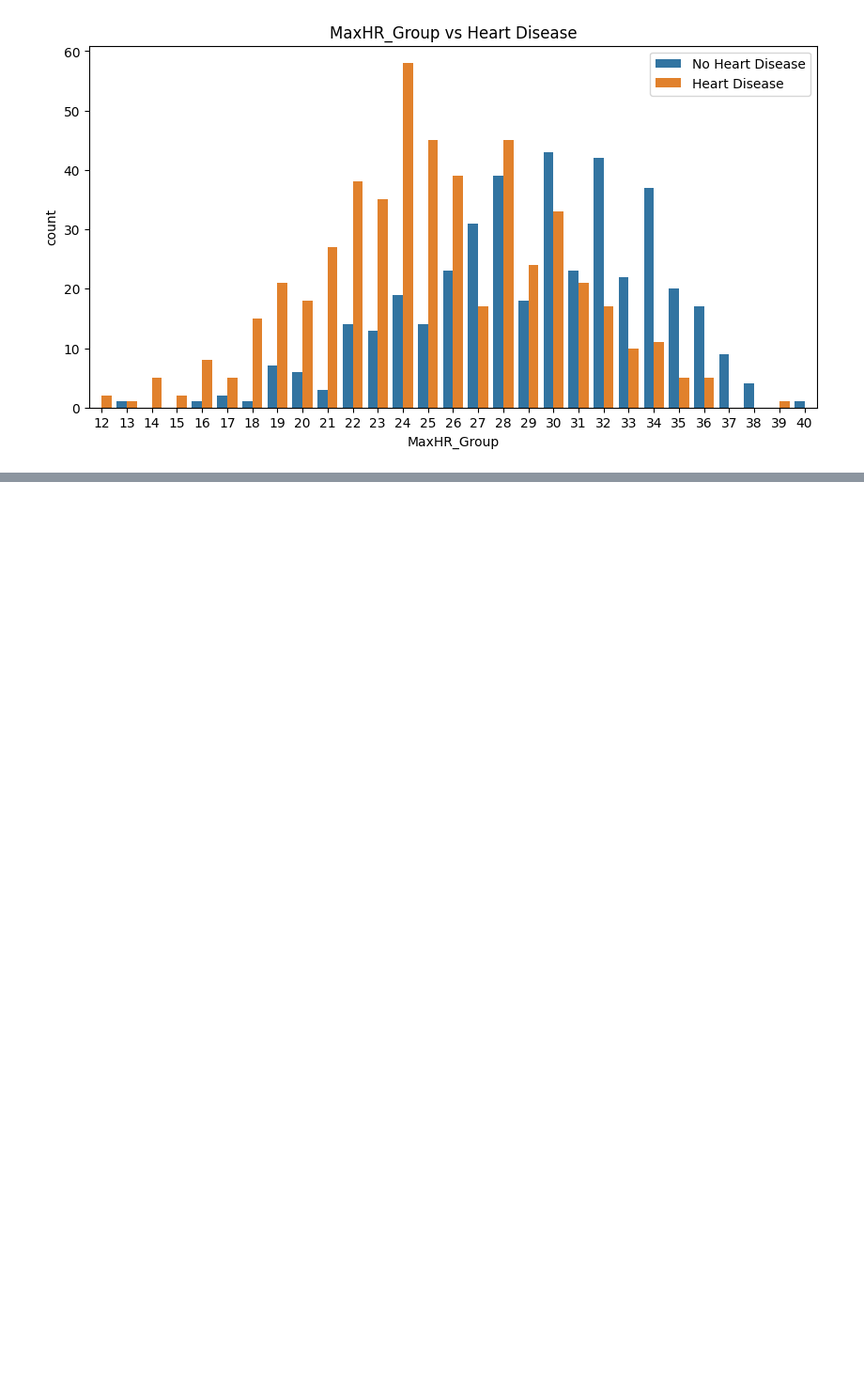
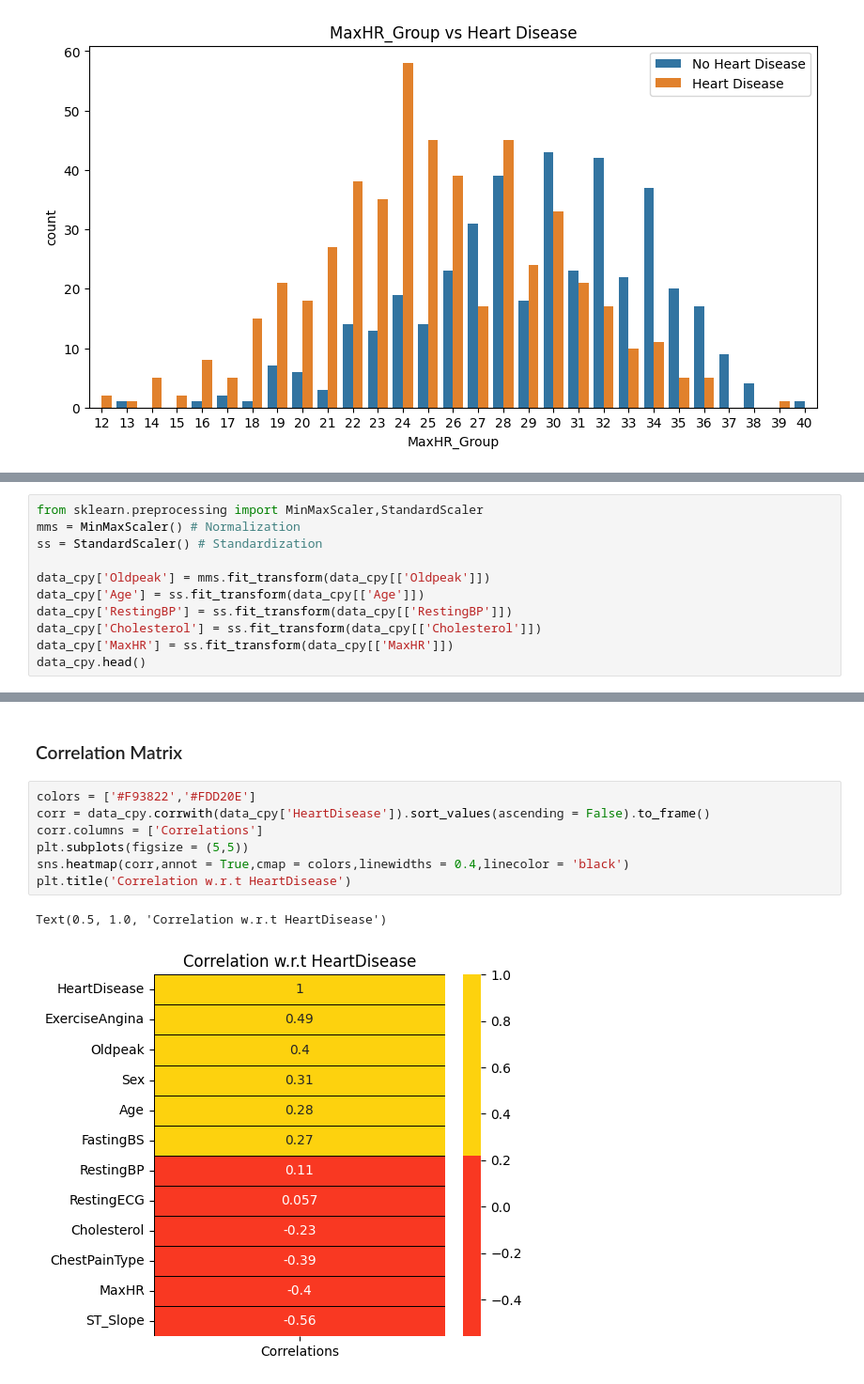
Before and after one commit to mahesh15698/Heart_Failure_Prediction, a Jupyter notebook: EDA.ipynb, the cells around one changed output, grey strips where cells are left out. Shown at 94% size. Cells and saved outputs as stored; diff of their text form; blank space fills up the shorter version.

```diff
--- a/EDA.ipynb
+++ b/EDA.ipynb
@@ -197,0 +240,11 @@ b_plot(hdata,hdata['Oldpeak_Group'],'Oldpeak_Group vs Heart Disease',(10,5))
+# %%
+from sklearn.preprocessing import MinMaxScaler,StandardScaler
+mms = MinMaxScaler() # Normalization
+ss = StandardScaler() # Standardization
+
+data_cpy['Oldpeak'] = mms.fit_transform(data_cpy[['Oldpeak']])
+data_cpy['Age'] = ss.fit_transform(data_cpy[['Age']])
+data_cpy['RestingBP'] = ss.fit_transform(data_cpy[['RestingBP']])
+data_cpy['Cholesterol'] = ss.fit_transform(data_cpy[['Cholesterol']])
+data_cpy['MaxHR'] = ss.fit_transform(data_cpy[['MaxHR']])
+data_cpy.head()
@@ -197,0 +258,12 @@ b_plot(hdata,hdata['Oldpeak_Group'],'Oldpeak_Group vs Heart Disease',(10,5))
+# %% [markdown]
+### Correlation Matrix
+# %%
+colors = ['#F93822','#FDD20E']
+corr = data_cpy.corrwith(data_cpy['HeartDisease']).sort_values(ascending = False).to_frame()
+corr.columns = ['Correlations']
+plt.subplots(figsize = (5,5))
+sns.heatmap(corr,annot = True,cmap = colors,linewidths = 0.4,linecolor = 'black')
+plt.title('Correlation w.r.t HeartDisease')
+# %% [output]
+Text(0.5, 1.0, 'Correlation w.r.t HeartDisease')
+[figure, added]
```
Also changed, not shown: parts of 21 cells of this notebook.
